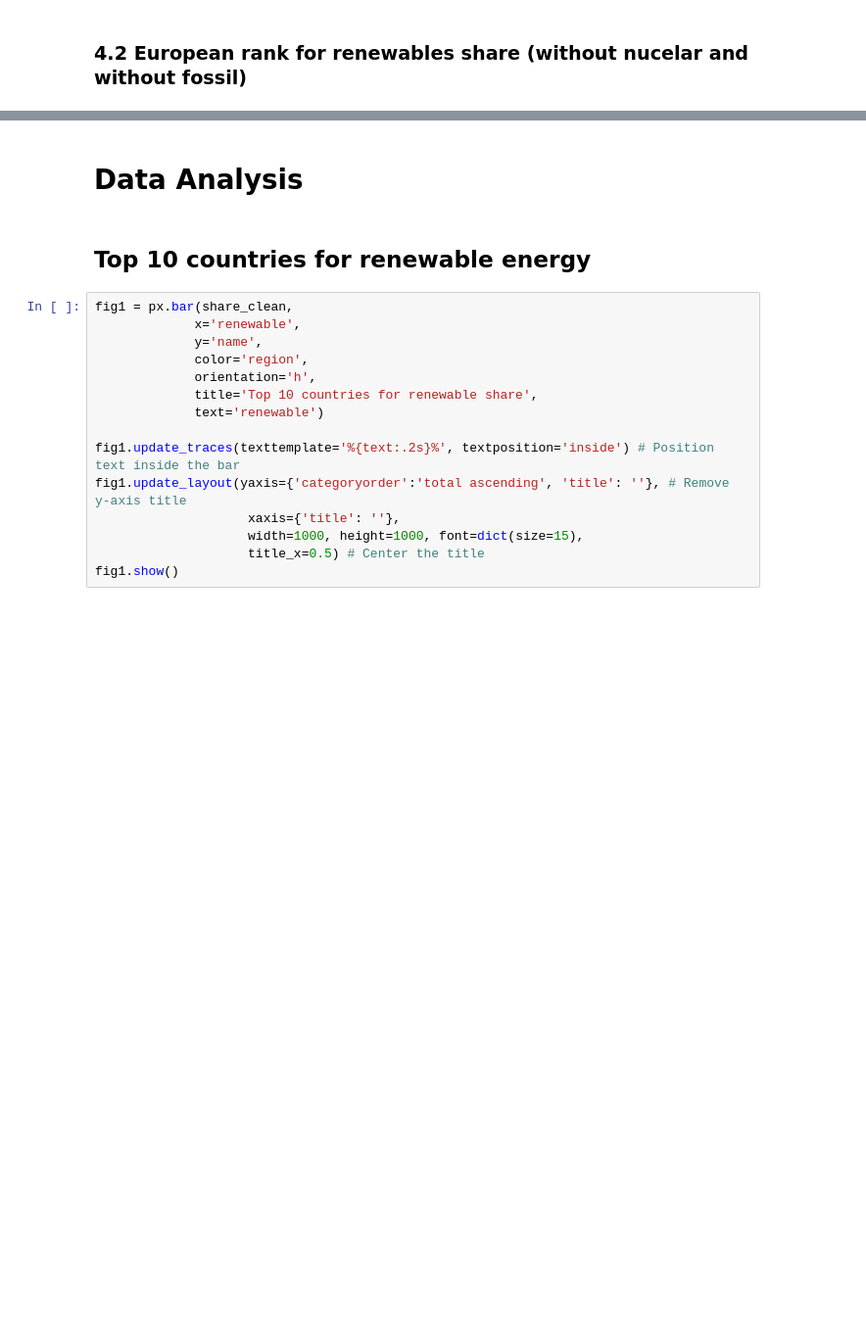
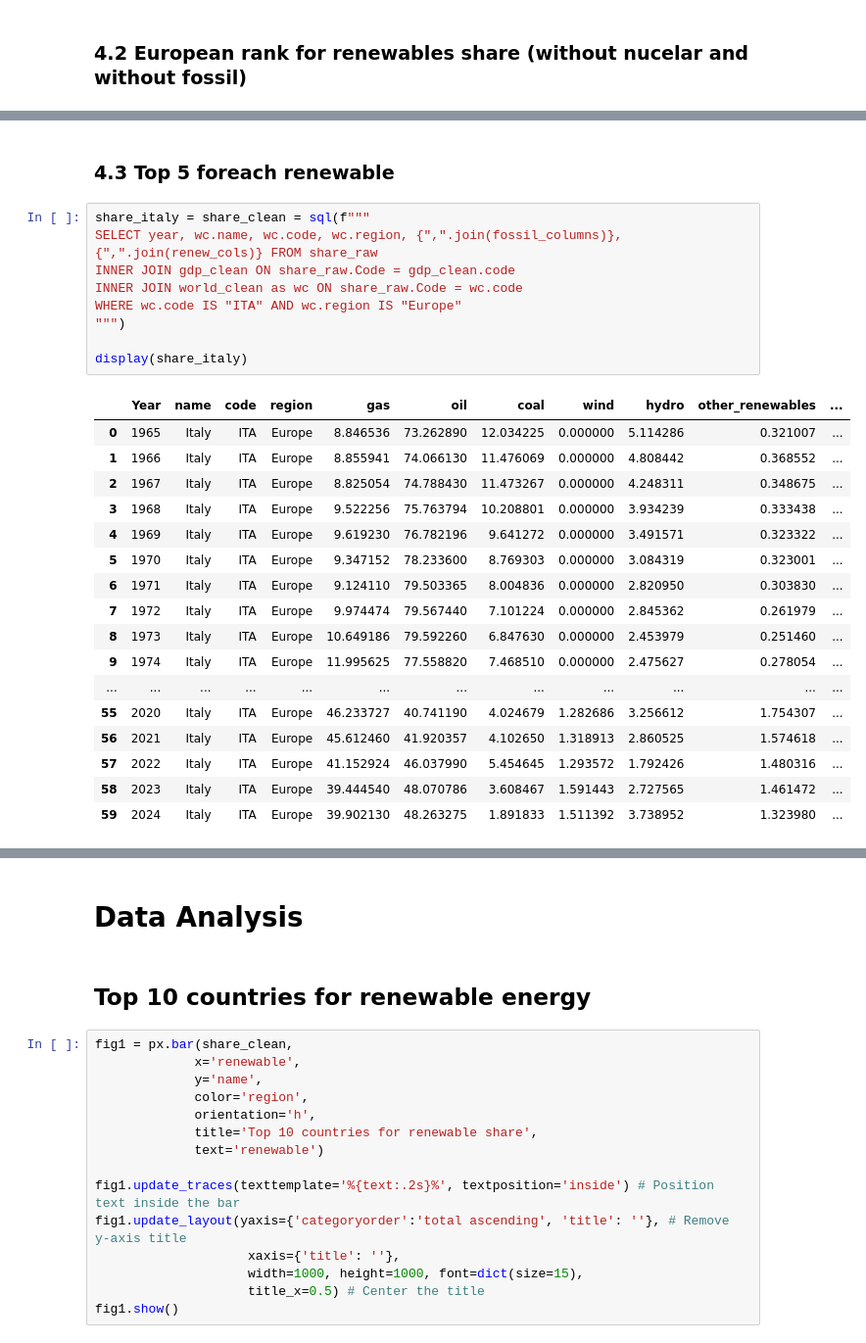
Before and after one commit to william-toscani/Data_Visualization_Project, a Jupyter notebook: Data_Viz_Project.ipynb, the cells around one changed output, grey strips where cells are left out. Shown: that part at 98% size. Drawn from its saved outputs; the diff is of its cells as text; blank space fills up the shorter version.

```diff
--- a/Data_Viz_Project.ipynb
+++ b/Data_Viz_Project.ipynb
@@ -269,0 +290,29 @@ ValueError: Value of 'text' is not the name of a column in 'data_frame'. Expecte
+# %% [markdown]
+### 4.3 Top 5 foreach renewable
+# %%
+share_italy = share_clean = sql(f"""
+SELECT year, wc.name, wc.code, wc.region, {",".join(fossil_columns)}, {",".join(renew_cols)} FROM share_raw
+INNER JOIN gdp_clean ON share_raw.Code = gdp_clean.code
+INNER JOIN world_clean as wc ON share_raw.Code = wc.code
+WHERE wc.code IS "ITA" AND wc.region IS "Europe"
+""")
+
+display(share_italy)
+# %% [output]
+|  | Year | name | code | region | gas | oil | coal | wind | hydro | other_renewables | ... |
+| 0 | 1965 | Italy | ITA | Europe | 8.846536 | 73.262890 | 12.034225 | 0.000000 | 5.114286 | 0.321007 | ... |
+| 1 | 1966 | Italy | ITA | Europe | 8.855941 | 74.066130 | 11.476069 | 0.000000 | 4.808442 | 0.368552 | ... |
+| 2 | 1967 | Italy | ITA | Europe | 8.825054 | 74.788430 | 11.473267 | 0.000000 | 4.248311 | 0.348675 | ... |
+| 3 | 1968 | Italy | ITA | Europe | 9.522256 | 75.763794 | 10.208801 | 0.000000 | 3.934239 | 0.333438 | ... |
+| 4 | 1969 | Italy | ITA | Europe | 9.619230 | 76.782196 | 9.641272 | 0.000000 | 3.491571 | 0.323322 | ... |
+| 5 | 1970 | Italy | ITA | Europe | 9.347152 | 78.233600 | 8.769303 | 0.000000 | 3.084319 | 0.323001 | ... |
+| 6 | 1971 | Italy | ITA | Europe | 9.124110 | 79.503365 | 8.004836 | 0.000000 | 2.820950 | 0.303830 | ... |
+| 7 | 1972 | Italy | ITA | Europe | 9.974474 | 79.567440 | 7.101224 | 0.000000 | 2.845362 | 0.261979 | ... |
+| 8 | 1973 | Italy | ITA | Europe | 10.649186 | 79.592260 | 6.847630 | 0.000000 | 2.453979 | 0.251460 | ... |
+| 9 | 1974 | Italy | ITA | Europe | 11.995625 | 77.558820 | 7.468510 | 0.000000 | 2.475627 | 0.278054 | ... |
+| ... | ... | ... | ... | ... | ... | ... | ... | ... | ... | ... | ... |
+| 55 | 2020 | Italy | ITA | Europe | 46.233727 | 40.741190 | 4.024679 | 1.282686 | 3.256612 | 1.754307 | ... |
+| 56 | 2021 | Italy | ITA | Europe | 45.612460 | 41.920357 | 4.102650 | 1.318913 | 2.860525 | 1.574618 | ... |
+| 57 | 2022 | Italy | ITA | Europe | 41.152924 | 46.037990 | 5.454645 | 1.293572 | 1.792426 | 1.480316 | ... |
+| 58 | 2023 | Italy | ITA | Europe | 39.444540 | 48.070786 | 3.608467 | 1.591443 | 2.727565 | 1.461472 | ... |
+| 59 | 2024 | Italy | ITA | Europe | 39.902130 | 48.263275 | 1.891833 | 1.511392 | 3.738952 | 1.323980 | ... |
```
Also changed, not shown: parts of 12 cells of this notebook.
